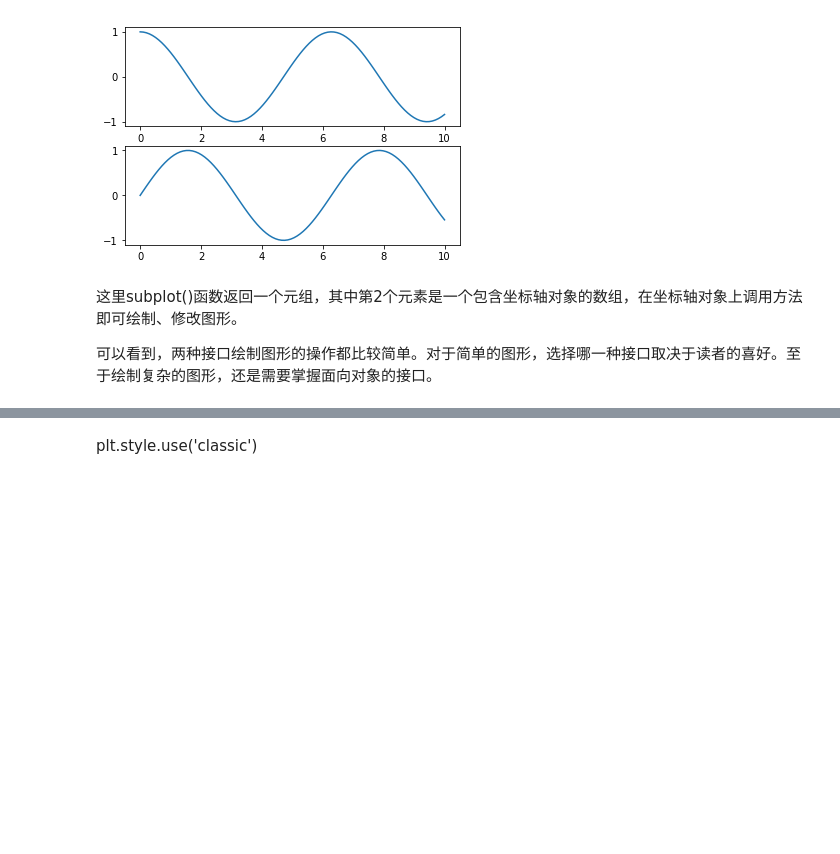
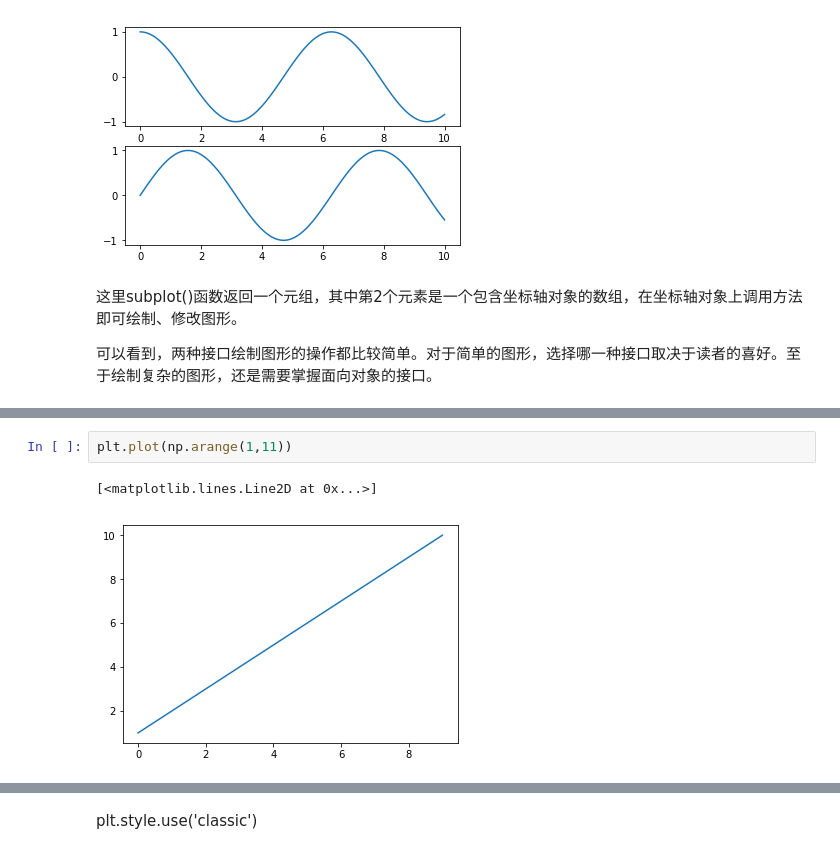
Before and after one commit to ShixiangWang/pybook, a Jupyter notebook: 07-matplotlib.ipynb, the cells around one changed output, grey strips where cells are left out. Drawn from its saved outputs; the diff is of its cells as text; blank space fills up the shorter version.

```diff
--- a/07-matplotlib.ipynb
+++ b/07-matplotlib.ipynb
@@ -230,0 +223,5 @@ ax[1].plot(x, np.sin(x))
+# %%
+plt.plot(np.arange(1,11))
+# %% [output]
+[<matplotlib.lines.Line2D at 0x...>]
+[figure, added]
```
Also changed, not shown: parts of 55 cells of this notebook, 3 other files.
